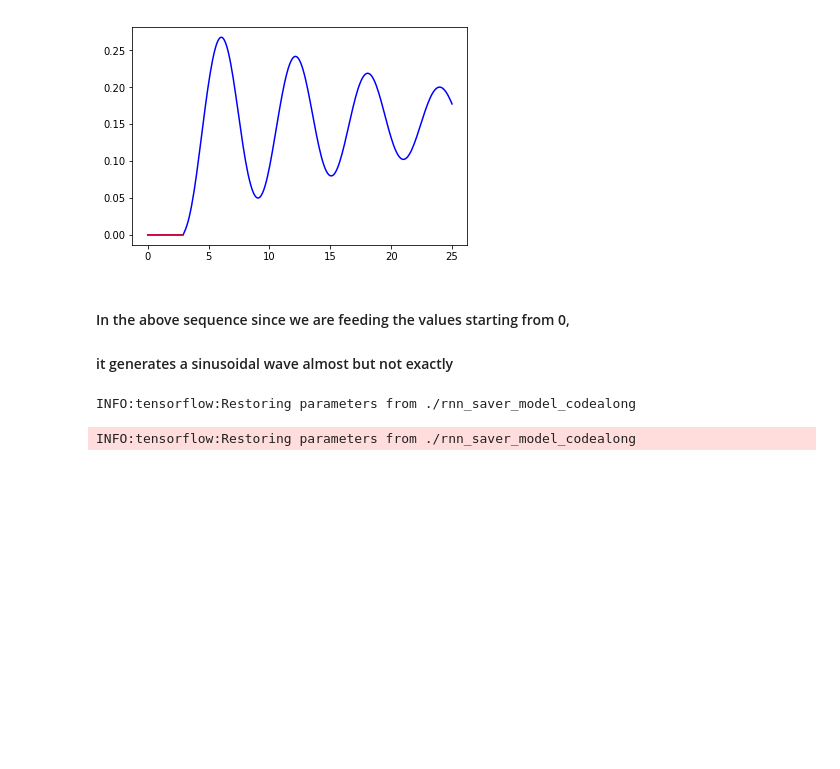
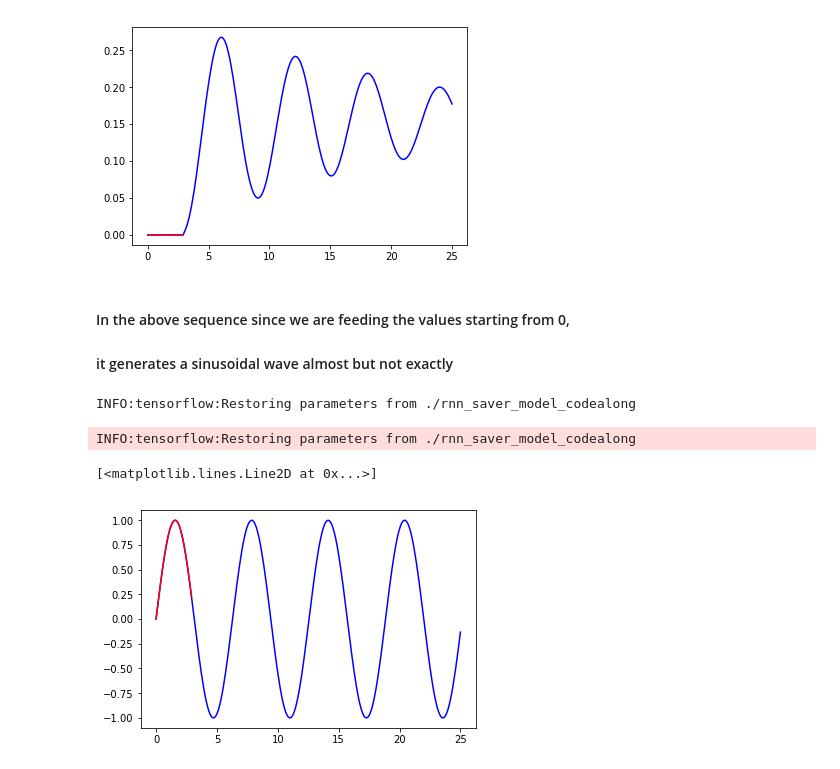
Before and after one commit to hbalakrishna/ML_Projects, a Jupyter notebook: Time Series/Time_Series_RNN.ipynb, the cells around one changed output. Cells and saved outputs as stored; diff of their text form; code cells hidden in the pictures; blank space fills up the shorter version.

```diff
--- a/Time Series/Time_Series_RNN.ipynb
+++ b/Time Series/Time_Series_RNN.ipynb
@@ -270,4 +270,7 @@ INFO:tensorflow:Restoring parameters from ./rnn_saver_model_codealong
 INFO:tensorflow:Restoring parameters from ./rnn_saver_model_codealong
 # %%
 plt.plot(ts_data.x_data, ts_data.y_true, 'b-')
-plt.plot(ts_data.x_data[:num_steps], zero_seed[:num_steps], 'r')
+plt.plot(ts_data.x_data[:num_steps], training_inst[:num_steps], 'r')
+# %% [output]
+[<matplotlib.lines.Line2D at 0x...>]
+[figure, added]
```
Also changed, not shown: 2 other files.
